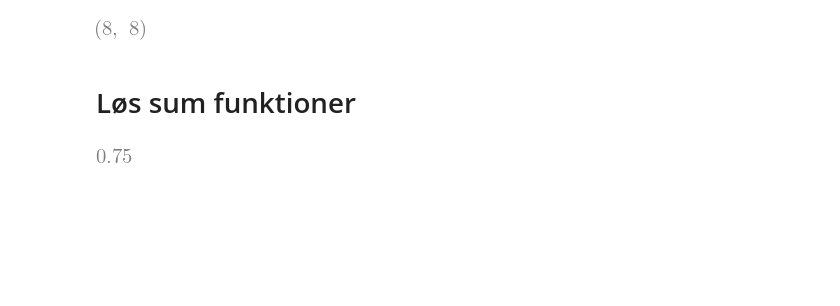
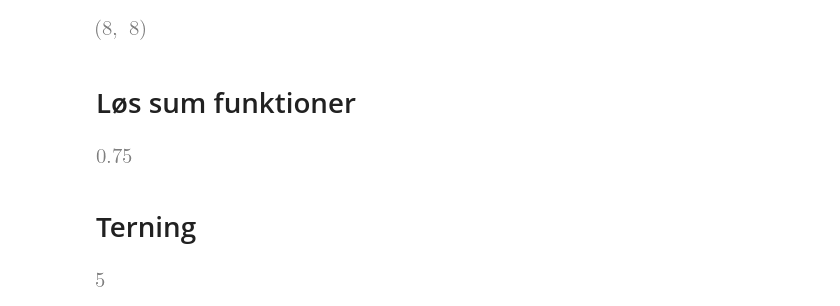
Before and after one commit to Chrisser1/descrete-mat, a Jupyter notebook: discMatSympy.ipynb, the cells around one changed output. Cells and saved outputs as stored; diff of their text form; code cells hidden in the pictures; blank space fills up the shorter version.

Commit message:
added random dice

```diff
--- a/discMatSympy.ipynb
+++ b/discMatSympy.ipynb
@@ -677,3 +677,12 @@ for n in range(1,1000):
     for k in range(n):
         if comb(n,k) != comb(n,n-k):
             print(f"False when k = {k} and n = {n}")
+# %% [markdown]
+# Terning
+# %%
+from random import randint
+spørgsmål_mængden = 6
+
+randint(0,spørgsmål_mængden)
+# %% [output]
+[figure, added]
```
